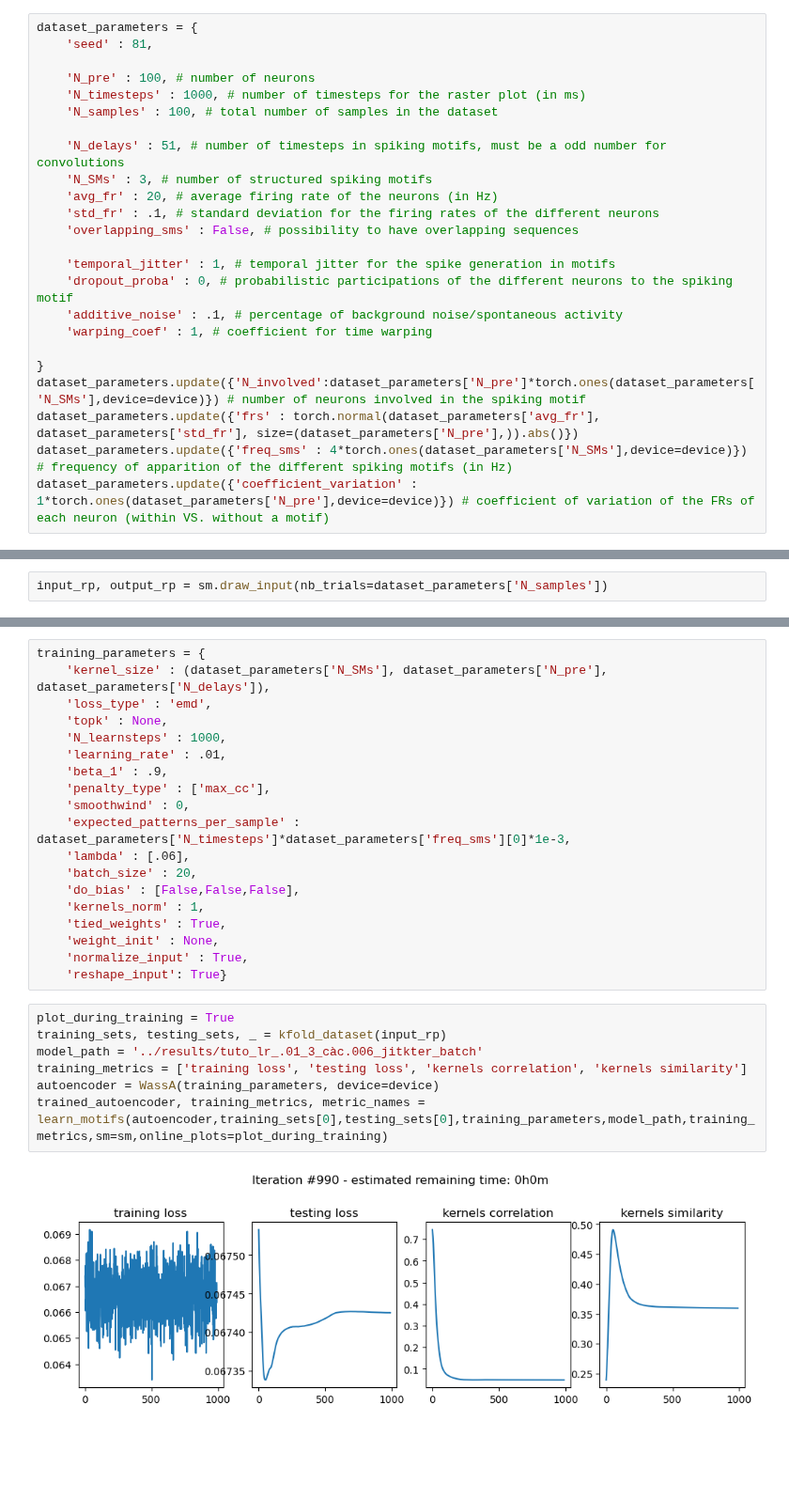
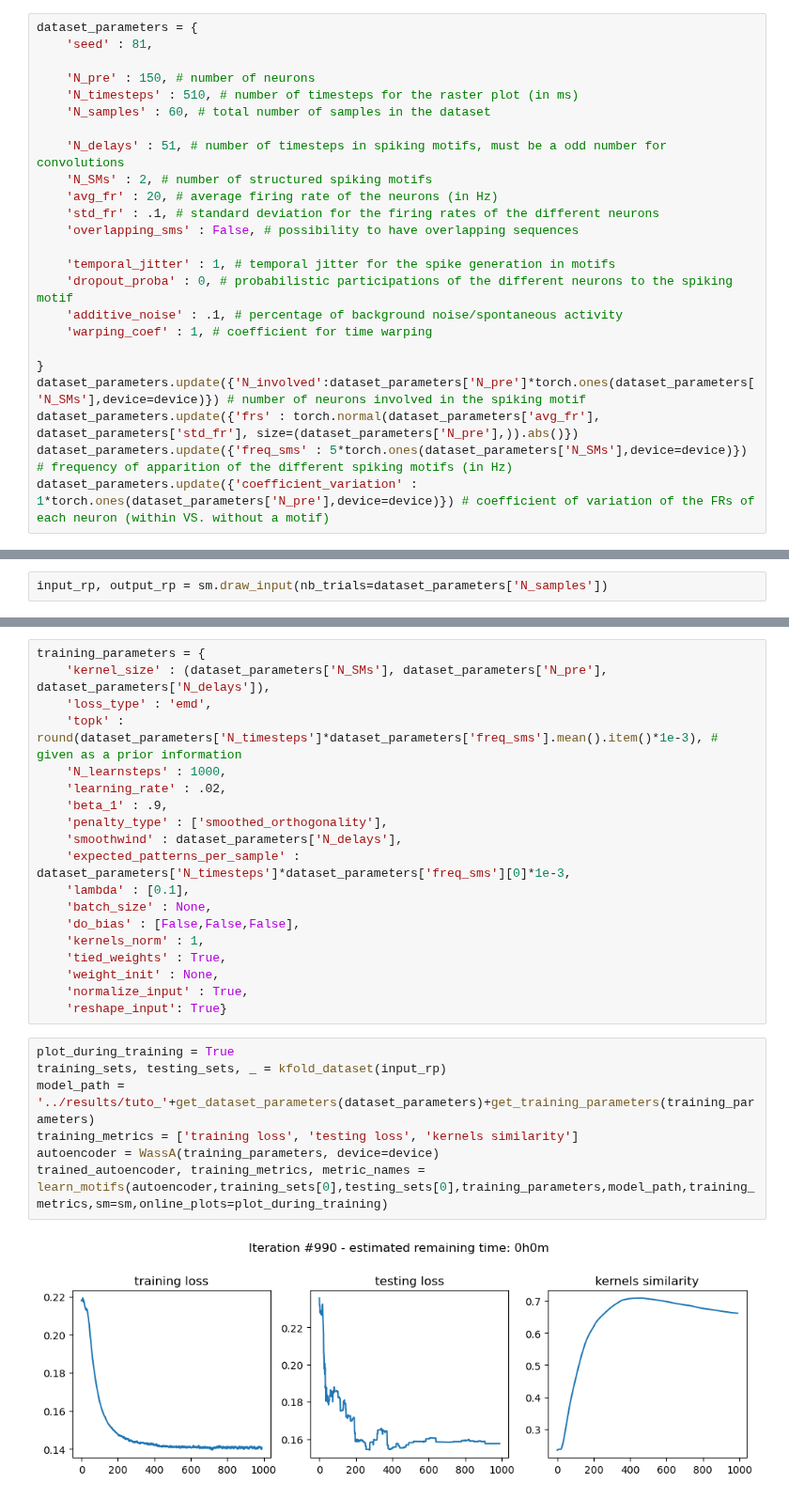
Before and after one commit to AntoineGrimaldi/wassa, a Jupyter notebook: dev/TUTO_learning_patterns.ipynb, the cells around one changed output, grey strips where cells are left out. Shown at 94% size. Cells and saved outputs as stored; diff of their text form; blank space fills up the shorter version.

Commit message:
smoothed orthogonality and sparse AE works good

```diff
--- a/dev/TUTO_learning_patterns.ipynb
+++ b/dev/TUTO_learning_patterns.ipynb
@@ -22,12 +22,12 @@ List of parameters for this generative model
 dataset_parameters = {
     'seed' : 81,
 
-    'N_pre' : 100, # number of neurons
-    'N_timesteps' : 1000, # number of timesteps for the raster plot (in ms)
-    'N_samples' : 100, # total number of samples in the dataset
+    'N_pre' : 150, # number of neurons
+    'N_timesteps' : 510, # number of timesteps for the raster plot (in ms)
+    'N_samples' : 60, # total number of samples in the dataset
 
     'N_delays' : 51, # number of timesteps in spiking motifs, must be a odd number for convolutions
-    'N_SMs' : 3, # number of structured spiking motifs
+    'N_SMs' : 2, # number of structured spiking motifs
     'avg_fr' : 20, # average firing rate of the neurons (in Hz)
     'std_fr' : .1, # standard deviation for the firing rates of the different neurons
     'overlapping_sms' : False, # possibility to have overlapping sequences
@@ -40,7 +40,7 @@ dataset_parameters = {
 }
 dataset_parameters.update({'N_involved':dataset_parameters['N_pre']*torch.ones(dataset_parameters['N_SMs'],device=device)}) # number of neurons involved in the spiking motif
 dataset_parameters.update({'frs' : torch.normal(dataset_parameters['avg_fr'], dataset_parameters['std_fr'], size=(dataset_parameters['N_pre'],)).abs()})
-dataset_parameters.update({'freq_sms' : 4*torch.ones(dataset_parameters['N_SMs'],device=device)}) # frequency of apparition of the different spiking motifs (in Hz)
+dataset_parameters.update({'freq_sms' : 5*torch.ones(dataset_parameters['N_SMs'],device=device)}) # frequency of apparition of the different spiking motifs (in Hz)
 dataset_parameters.update({'coefficient_variation' : 1*torch.ones(dataset_parameters['N_pre'],device=device)}) # coefficient of variation of the FRs of each neuron (within VS. without a motif)
 # %%
 sm = sm_generative_model(dataset_parameters, device=device)
@@ -63,15 +63,15 @@ plot_colored_raster(input_rp[random_ind].cpu().squeeze(0), output_rp[random_ind]
 training_parameters = {
     'kernel_size' : (dataset_parameters['N_SMs'], dataset_parameters['N_pre'], dataset_parameters['N_delays']),
     'loss_type' : 'emd',
-    'topk' : None,
+    'topk' : round(dataset_parameters['N_timesteps']*dataset_parameters['freq_sms'].mean().item()*1e-3), # given as a prior information
     'N_learnsteps' : 1000,
-    'learning_rate' : .01,
+    'learning_rate' : .02,
     'beta_1' : .9,
-    'penalty_type' : ['max_cc'],
-    'smoothwind' : 0,
+    'penalty_type' : ['smoothed_orthogonality'],
+    'smoothwind' : dataset_parameters['N_delays'],
     'expected_patterns_per_sample' : dataset_parameters['N_timesteps']*dataset_parameters['freq_sms'][0]*1e-3,
-    'lambda' : [.06],
-    'batch_size' : 20,
+    'lambda' : [0.1],
+    'batch_size' : None,
     'do_bias' : [False,False,False],
     'kernels_norm' : 1,
     'tied_weights' : True,
@@ -81,12 +81,12 @@ training_parameters = {
 # %%
 plot_during_training = True
 training_sets, testing_sets, _ = kfold_dataset(input_rp)
-model_path = '../results/tuto_lr_.01_3_càc.006_jitkter_batch'
-training_metrics = ['training loss', 'testing loss', 'kernels correlation', 'kernels similarity']
+model_path = '../results/tuto_'+get_dataset_parameters(dataset_parameters)+get_training_parameters(training_parameters)
+training_metrics = ['training loss', 'testing loss', 'kernels similarity']
 autoencoder = WassA(training_parameters, device=device)
 trained_autoencoder, training_metrics, metric_names = learn_motifs(autoencoder,training_sets[0],testing_sets[0],training_parameters,model_path,training_metrics,sm=sm,online_plots=plot_during_training)
 # %% [output]
-[figure, old version]
+[figure, new version]
 # %%
 plot_results(training_metrics, metric_names, trained_autoencoder, input_rp, true_occurence=output_rp, true_weights=sm.SMs, order_sms = True)
 # %% [output]
```
Also changed, not shown: parts of 4 cells of this notebook, 12 other files.
